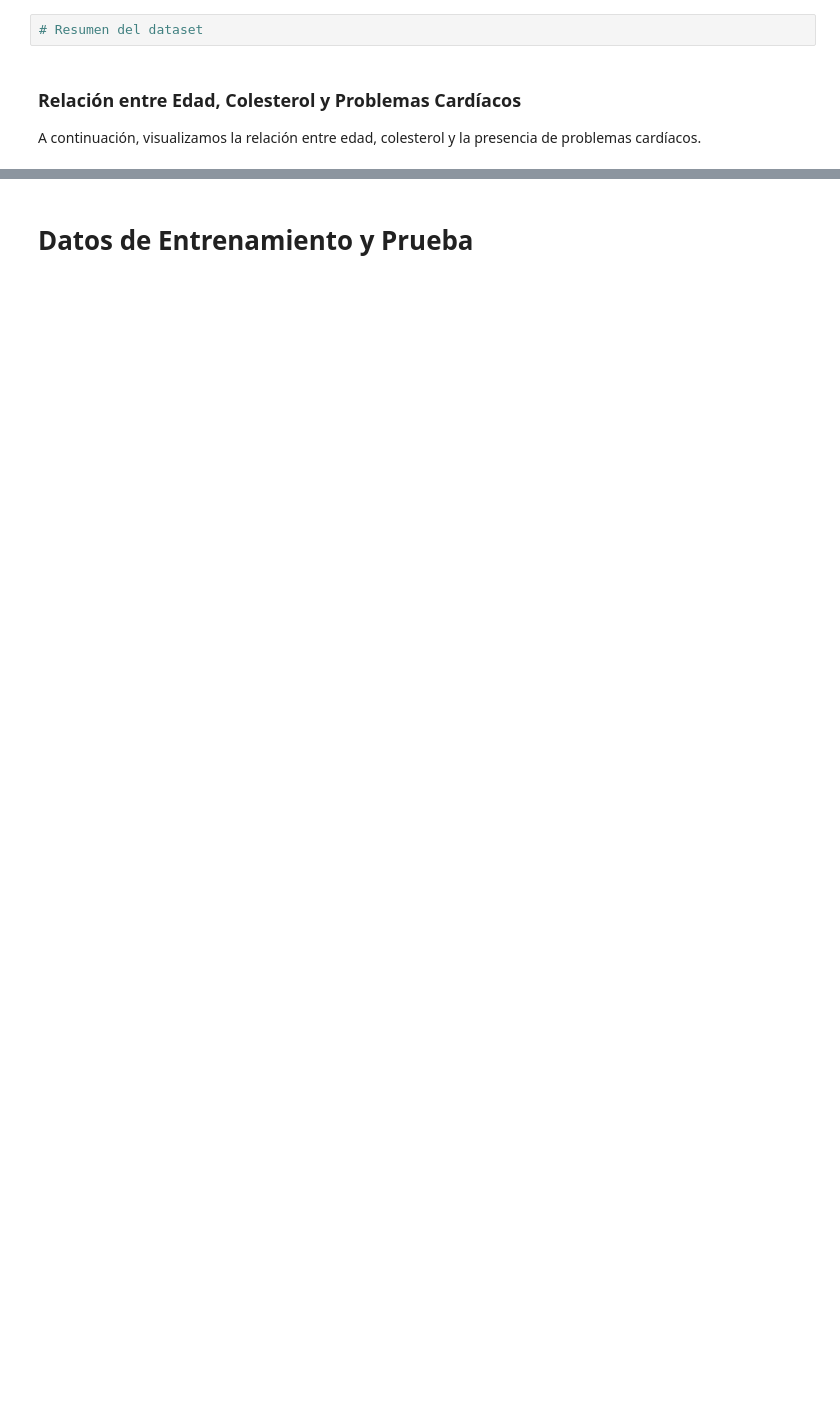
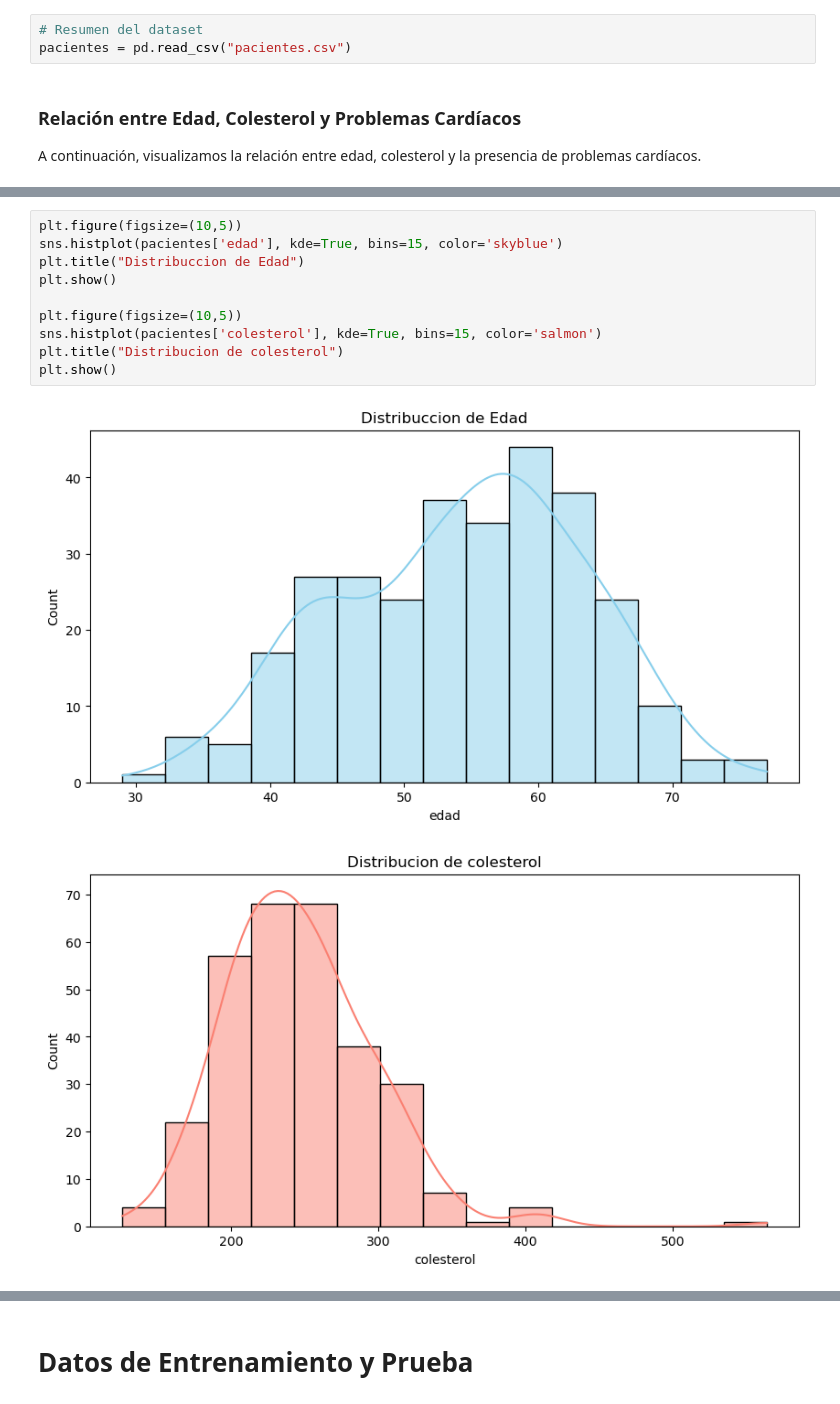
Before and after one commit to LuisaLopezVazquez/Seminario-Data-Science, a Jupyter notebook: Dia 2/Machine Learning/Arboles de decision/arboles_de_decision.ipynb, the cells around one changed output, grey strips where cells are left out. Saved outputs shown, nothing was run; the diff lists cells and outputs as text; blank space fills up the shorter version.

```diff
--- a/Dia 2/Machine Learning/Arboles de decision/arboles_de_decision.ipynb
+++ b/Dia 2/Machine Learning/Arboles de decision/arboles_de_decision.ipynb
@@ -29,6 +29,7 @@ import seaborn as sns
 import matplotlib.pyplot as plt
 # %%
 # Resumen del dataset
+pacientes = pd.read_csv("pacientes.csv")
 # %% [markdown]
 
 ### Relación entre Edad, Colesterol y Problemas Cardíacos
@@ -38,0 +63,13 @@ A continuación, visualizamos la relación entre edad, colesterol y la presencia
+# %%
+plt.figure(figsize=(10,5))
+sns.histplot(pacientes['edad'], kde=True, bins=15, color='skyblue')
+plt.title("Distribuccion de Edad")
+plt.show()
+
+plt.figure(figsize=(10,5))
+sns.histplot(pacientes['colesterol'], kde=True, bins=15, color='salmon')
+plt.title("Distribucion de colesterol")
+plt.show()
+# %% [output]
+[figure, added]
+[figure, added]
```
Also changed, not shown: parts of 11 cells of this notebook.
